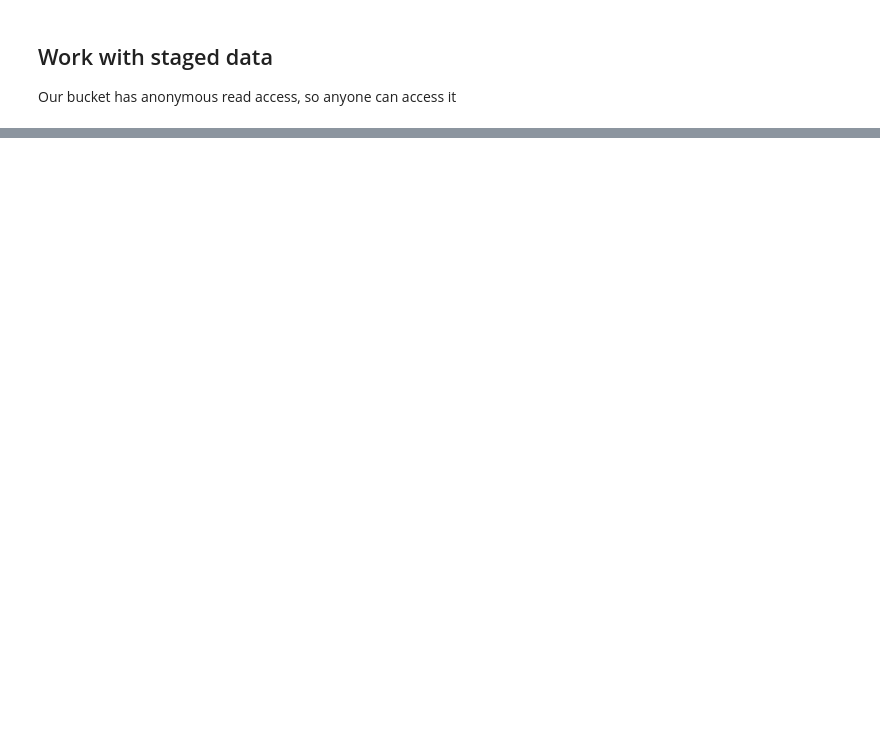
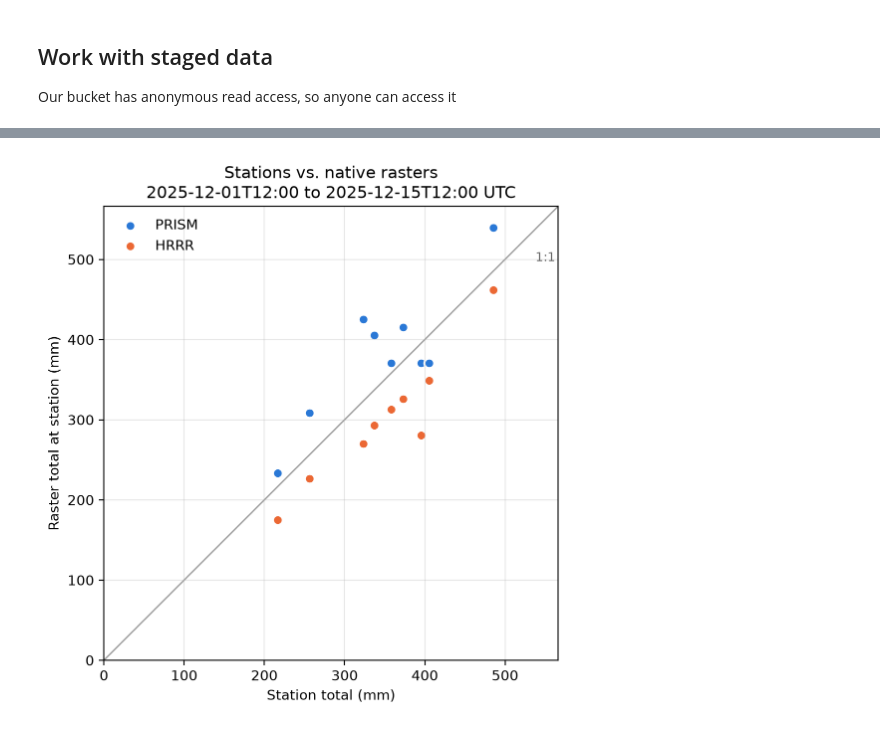
Before and after one commit to gaia-hazlab/gaia-cli, a Jupyter notebook: precip-example.ipynb, the cells around one changed output, grey strips where cells are left out. Cells and saved outputs as stored; diff of their text form; code cells hidden in the pictures; blank space fills up the shorter version.

```diff
--- a/precip-example.ipynb
+++ b/precip-example.ipynb
@@ -171,0 +149,11 @@ plt.suptitle("Skagit Precip 12/1/2025 - 12/15/2025", fontsize=12, y=1.04);
+# %%
+# The rasters group has one child per product (prism, hrrr), each on its native grid.
+# zarr_format=3 skips probing for v2 metadata (missing keys return 403, not 404, for anonymous reads)
+DT = xr.open_datatree(
+    gaia_zarr_store,
+    engine="zarr",
+    zarr_format=3,
+    consolidated=False,
+    group="rasters",
+)
+DT
@@ -171,0 +298,16 @@ plt.suptitle("Skagit Precip 12/1/2025 - 12/15/2025", fontsize=12, y=1.04);
+# %%
+fig, ax = plt.subplots(figsize=(5.5, 5.5), layout="constrained")
+lim = 1.05 * df[["observed", *COLORS]].max().max()
+ax.plot([0, lim], [0, lim], color="0.6", lw=1, zorder=0)
+ax.annotate("1:1", (0.95 * lim, 0.9 * lim), ha="left", va="top", color="0.4", fontsize=9)
+for name, color in COLORS.items():
+    ax.scatter(df.observed, df[name], s=50, color=color, edgecolor="white", linewidth=1.5, label=name)
+ax.set(
+    xlim=(0, lim), ylim=(0, lim), aspect="equal",
+    xlabel="Station total (mm)", ylabel="Raster total at station (mm)",
+    title=f"Stations vs. native rasters\n{window}",
+)
+ax.grid(alpha=0.3)
+ax.legend(frameon=False, loc="upper left");
+# %% [output]
+[figure, added]
```
Also changed, not shown: parts of 37 cells of this notebook.
